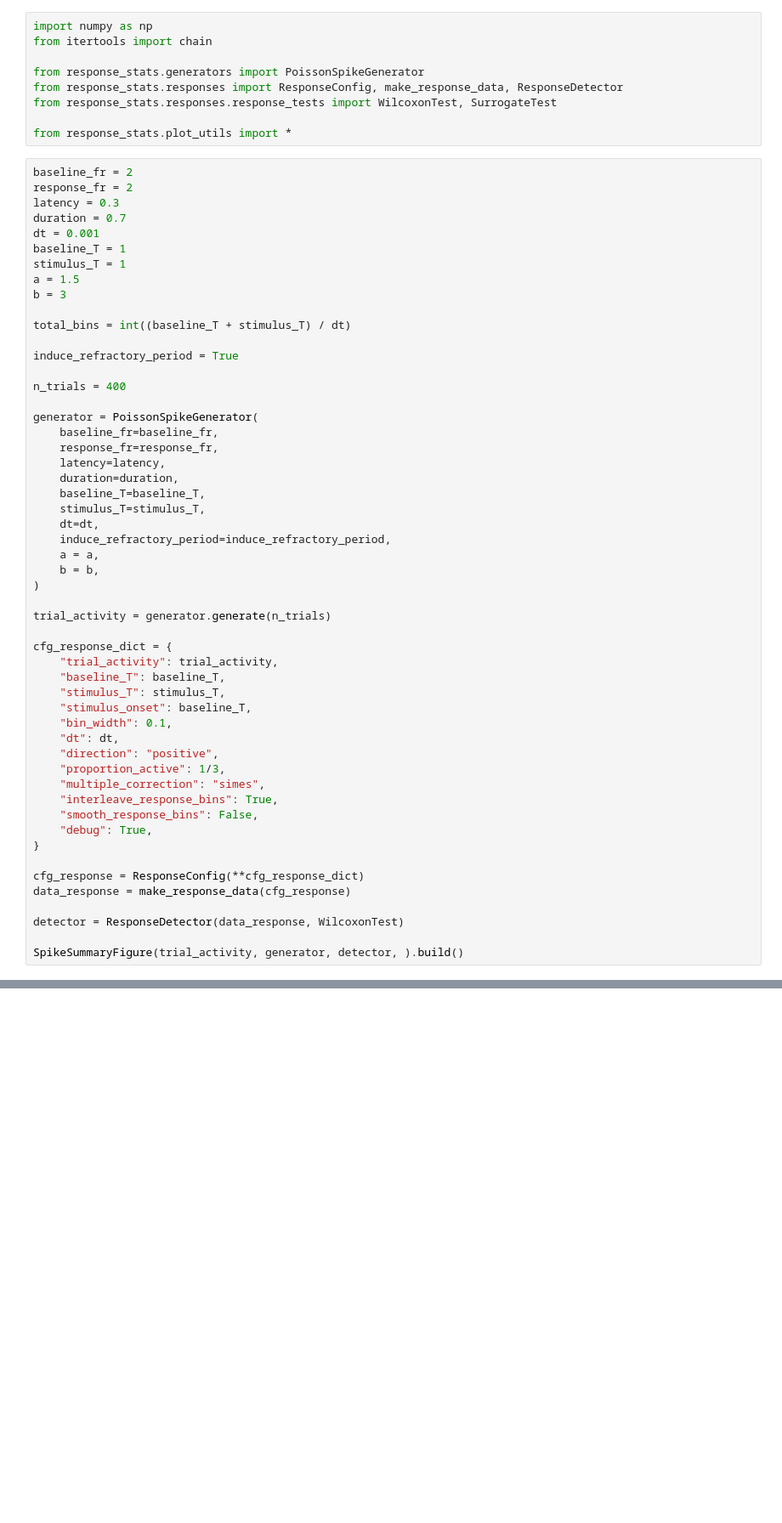
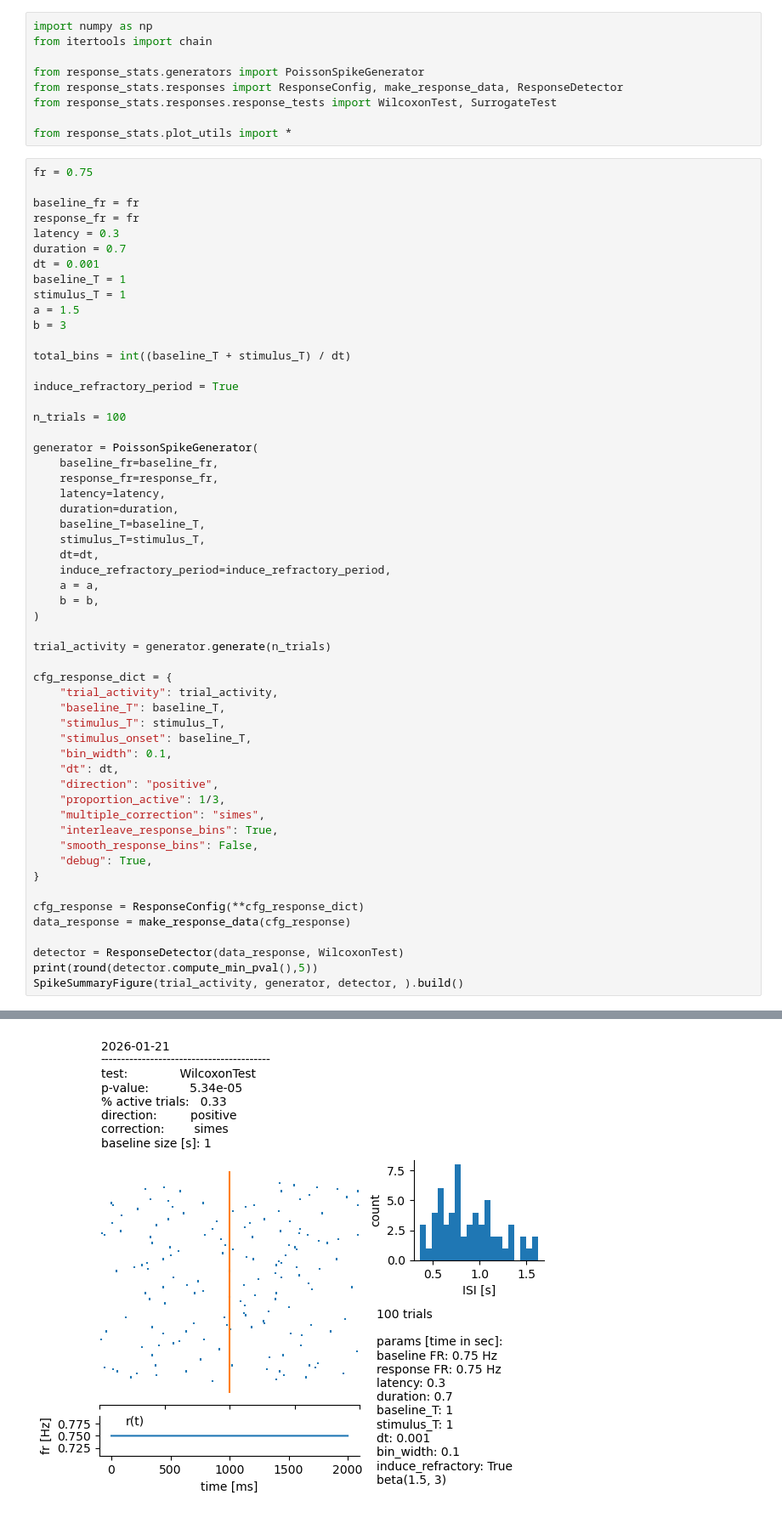
Before and after one commit to a-darcher/response_generator, a Jupyter notebook: dev_nbs/dev.ipynb, the cells around one changed output, grey strips where cells are left out. Shown at 85% size. Cells and saved outputs as stored; diff of their text form; blank space fills up the shorter version.

```diff
--- a/dev_nbs/dev.ipynb
+++ b/dev_nbs/dev.ipynb
@@ -8,8 +8,10 @@ from response_stats.responses.response_tests import WilcoxonTest, SurrogateTest
 
 from response_stats.plot_utils import *
 # %%
-baseline_fr = 2
-response_fr = 2
+fr = 0.75
+
+baseline_fr = fr
+response_fr = fr
 latency = 0.3
 duration = 0.7
 dt = 0.001
@@ -22,7 +24,7 @@ total_bins = int((baseline_T + stimulus_T) / dt)
 
 induce_refractory_period = True
 
-n_trials = 400
+n_trials = 100
 
 generator = PoissonSpikeGenerator(
     baseline_fr=baseline_fr,
@@ -58,5 +60,6 @@ cfg_response = ResponseConfig(**cfg_response_dict)
 data_response = make_response_data(cfg_response)
 
 detector = ResponseDetector(data_response, WilcoxonTest)
-
+print(round(detector.compute_min_pval(),5))
 SpikeSummaryFigure(trial_activity, generator, detector, ).build()
+# %% [output]
@@ -62,0 +71 @@ SpikeSummaryFigure(trial_activity, generator, detector, ).build()
+[figure, added]
```
Also changed, not shown: parts of 3 cells of this notebook, 38 other files.
